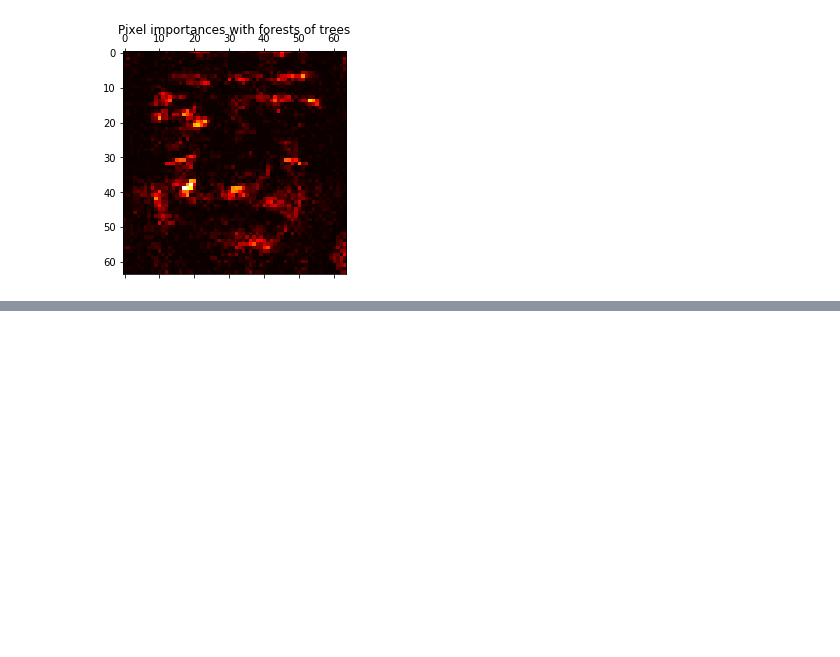
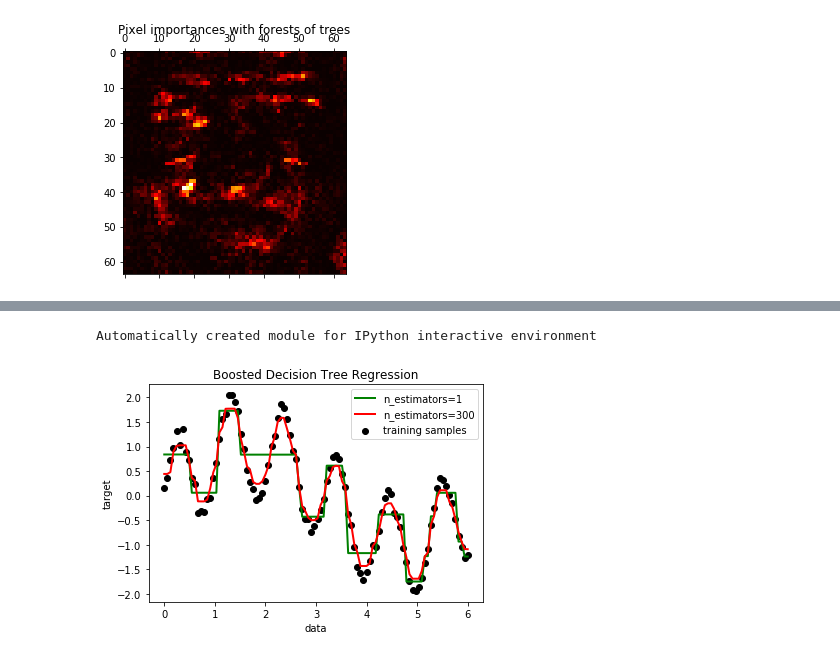
Before and after one commit to fanqingsong/code_snippet, a Jupyter notebook: sklearn/ensemble.ipynb, the cells around one changed output, grey strips where cells are left out. Saved outputs shown, nothing was run; the diff lists cells and outputs as text; code cells hidden in the pictures; blank space fills up the shorter version.

```diff
--- a/sklearn/ensemble.ipynb
+++ b/sklearn/ensemble.ipynb
@@ -344,0 +681,44 @@ done in 1.471s
+# %%
+print(__doc__)
+
+# Author: Noel Dawe <noel.dawe@gmail.com>
+#
+# License: BSD 3 clause
+
+# importing necessary libraries
+import numpy as np
+import matplotlib.pyplot as plt
+from sklearn.tree import DecisionTreeRegressor
+from sklearn.ensemble import AdaBoostRegressor
+
+# Create the dataset
+rng = np.random.RandomState(1)
+X = np.linspace(0, 6, 100)[:, np.newaxis]
+y = np.sin(X).ravel() + np.sin(6 * X).ravel() + rng.normal(0, 0.1, X.shape[0])
+
+# Fit regression model
+regr_1 = DecisionTreeRegressor(max_depth=4)
+
+regr_2 = AdaBoostRegressor(DecisionTreeRegressor(max_depth=4),
+                          n_estimators=300, random_state=rng)
+
+regr_1.fit(X, y)
+regr_2.fit(X, y)
+
+# Predict
+y_1 = regr_1.predict(X)
+y_2 = regr_2.predict(X)
+
+# Plot the results
+plt.figure()
+plt.scatter(X, y, c="k", label="training samples")
+plt.plot(X, y_1, c="g", label="n_estimators=1", linewidth=2)
+plt.plot(X, y_2, c="r", label="n_estimators=300", linewidth=2)
+plt.xlabel("data")
+plt.ylabel("target")
+plt.title("Boosted Decision Tree Regression")
+plt.legend()
+plt.show()
+# %% [output]
+Automatically created module for IPython interactive environment
+[figure, added]
```
Also changed, not shown: parts of 8 cells of this notebook.
